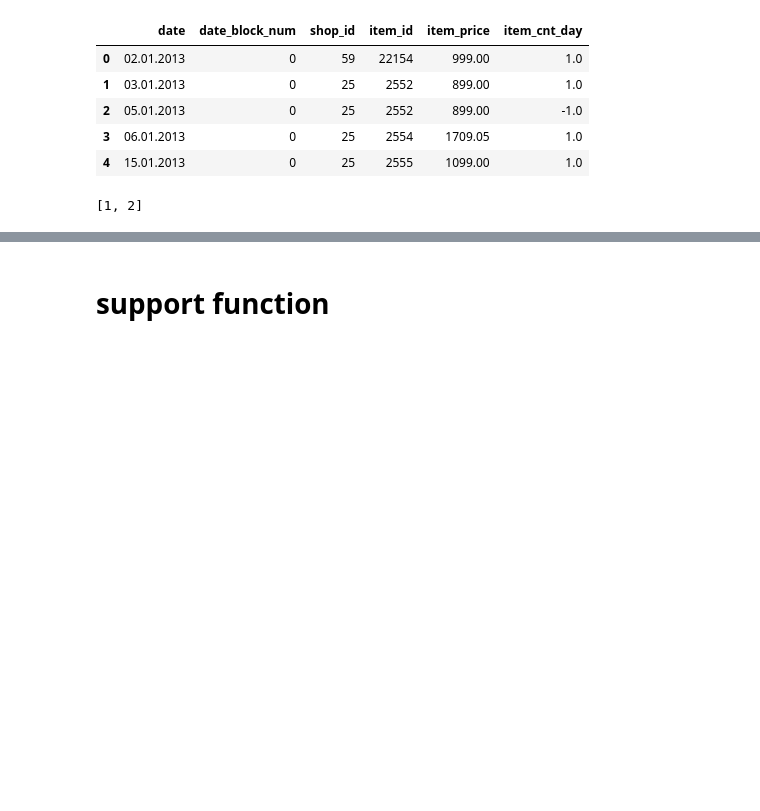
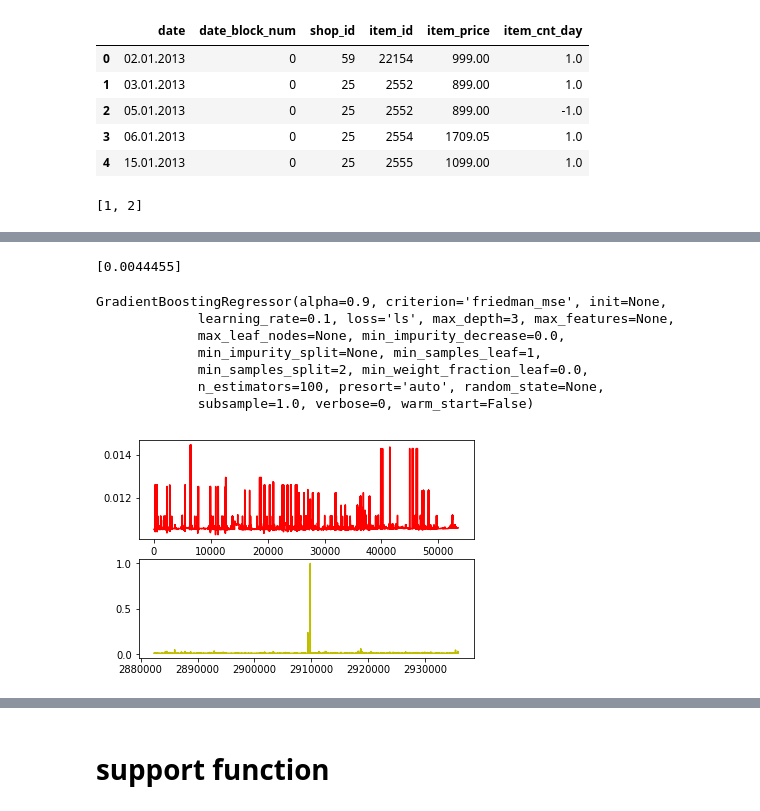
Before and after one commit to WuZifan/kaggle_Predict_Future_Sales, a Jupyter notebook: Data_process.ipynb, the cells around one changed output, grey strips where cells are left out. Drawn from its saved outputs; the diff is of its cells as text; code cells hidden in the pictures; blank space fills up the shorter version.

```diff
--- a/Data_process.ipynb
+++ b/Data_process.ipynb
@@ -535,0 +605,10 @@ first_shop_month[1].groupby('item_id').sum()
+# %%
+'''
+为了比较两个模型的效果，我们将两种数据都进行归一化
+'''
+temp_item_cnt_day=np.asarray(train_data_raw['item_cnt_day'])
+temp_item_cnt_day=np.reshape(temp_item_cnt_day,(len(temp_item_cnt_day),1))
+temp_scaler=MinMaxScaler()
+temp_item_cnt_day=temp_scaler.fit_transform(temp_item_cnt_day)
+
+train_data_raw['item_cnt_day_nor']=temp_item_cnt_day
@@ -535,0 +624,13 @@ first_shop_month[1].groupby('item_id').sum()
+# %%
+my_rough_data_model=train_rfr(train_data_raw,label=['item_cnt_day_nor'])
+my_rough_data_model
+# %% [output]
+[0.0044455]
+GradientBoostingRegressor(alpha=0.9, criterion='friedman_mse', init=None,
+             learning_rate=0.1, loss='ls', max_depth=3, max_features=None,
+             max_leaf_nodes=None, min_impurity_decrease=0.0,
+             min_impurity_split=None, min_samples_leaf=1,
+             min_samples_split=2, min_weight_fraction_leaf=0.0,
+             n_estimators=100, presort='auto', random_state=None,
+             subsample=1.0, verbose=0, warm_start=False)
+[figure, added]
```
Also changed, not shown: parts of 27 cells of this notebook, 2 other files.
